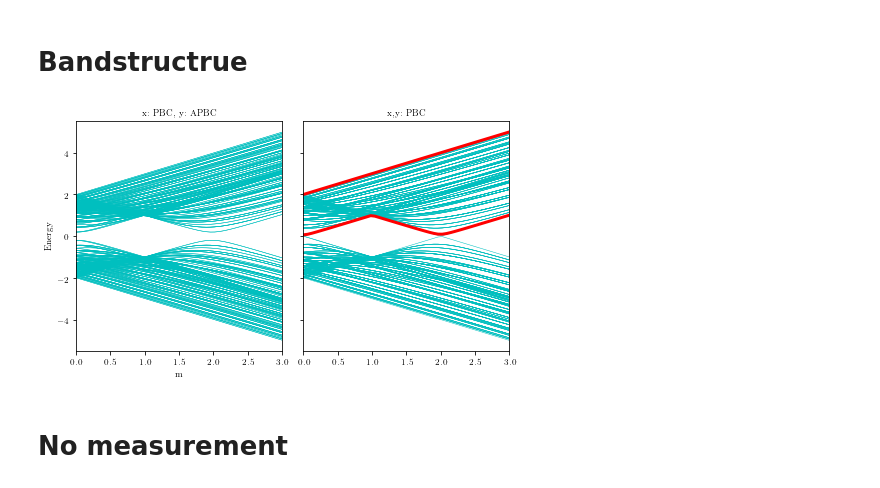
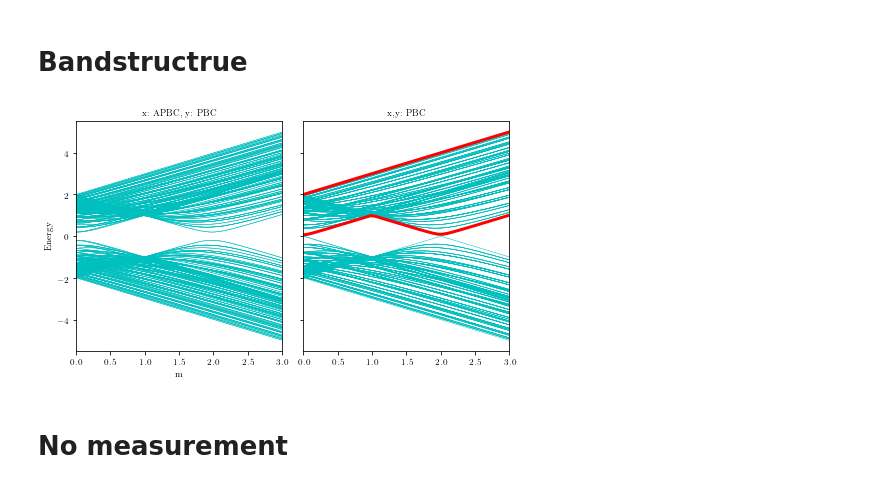
Before and after one commit to hainingpan/SPT, a Jupyter notebook: test_Chern_insulator.ipynb, the cells around one changed output. Cells and saved outputs as stored; diff of their text form; code cells hidden in the pictures.

```diff
--- a/test_Chern_insulator.ipynb
+++ b/test_Chern_insulator.ipynb
@@ -894,10 +910,10 @@ params.mutual_information_m([np.arange(Lx//4),np.arange(Ly)],[np.arange(Lx//4)+L
 # %% [output]
 0.8443294710669242
 # %%
-params=Params(Lx=128,Ly=4,m=1,history=False)
+params=Params(Lx=128,Ly=4,m=1,history=True)
 proj_range_0=params.linearize_index([np.arange(params.Lx//4)+params.Lx//4,np.arange(0,params.Ly)],4,proj=True,k=4)
 # proj_range_1=params.linearize_index([np.arange(params.Lx//4)+params.Lx//4,np.arange(params.Ly-1,params.Ly)],4,proj=True,k=4)
-params.measure_all_Born(proj_range_0,type='link',linear=True,pool=2)
+params.measure_all_Born(proj_range_0,type='link',linear=True,ignore=True)
 # params.measure_all_Born(proj_range_1,type='link',prob=[1,0,0,0],linear=True)
 (params.log_neg([np.arange(params.Lx//4),np.arange(params.Ly)],[np.arange(params.Lx//4)+params.Lx//2,np.arange(params.Ly)]))
 # %% [output]
@@ -1002,7 +1022,7 @@ for m in m_list:
 m_list=np.linspace(0,3)
 eigval_apbc_list=[]
 for m in m_list:
-    params=Params(m=m,bcx=1,bcy=-1,Lx=16,Ly=16,Delta=1)
+    params=Params(m=m,bcx=-1,bcy=1,Lx=16,Ly=16,Delta=1)
     params.bandstructure()
     eigval_apbc_list.append(params.val)
 # %%
@@ -1019,17 +1039,17 @@ for m in m_list:
 # %%
 fig,ax=plt.subplots(1,2,sharey=True,sharex=True,tight_layout=True)
 ax[0].plot(m_list,eigval_apbc_list,'c',lw=0.5)
 ax[1].plot(m_list,eigval_pbc_list,'c',lw=0.5)
 ax[0].set_xlabel(r'm')
 ax[0].set_ylabel(r'Energy')
 ax[1].plot(m_list,en_min,'r',lw=3)
 ax[1].plot(m_list,en_max,'r',lw=3)
 ax[0].margins(x=0)
-ax[0].set_title('x: PBC, y: APBC')
+ax[0].set_title('x: APBC, y: PBC')
 ax[1].set_title('x,y: PBC')
 fig.savefig('/mnt/d/kitp/Rp_SPT/8/bs.pdf',bbox_inches='tight')
 # %% [output]
-[figure, old version]
+[figure, new version]
 # %% [markdown]
 # No measurement
 # %% [markdown]
```
Also changed, not shown: parts of 11 cells of this notebook, 1 other file.
